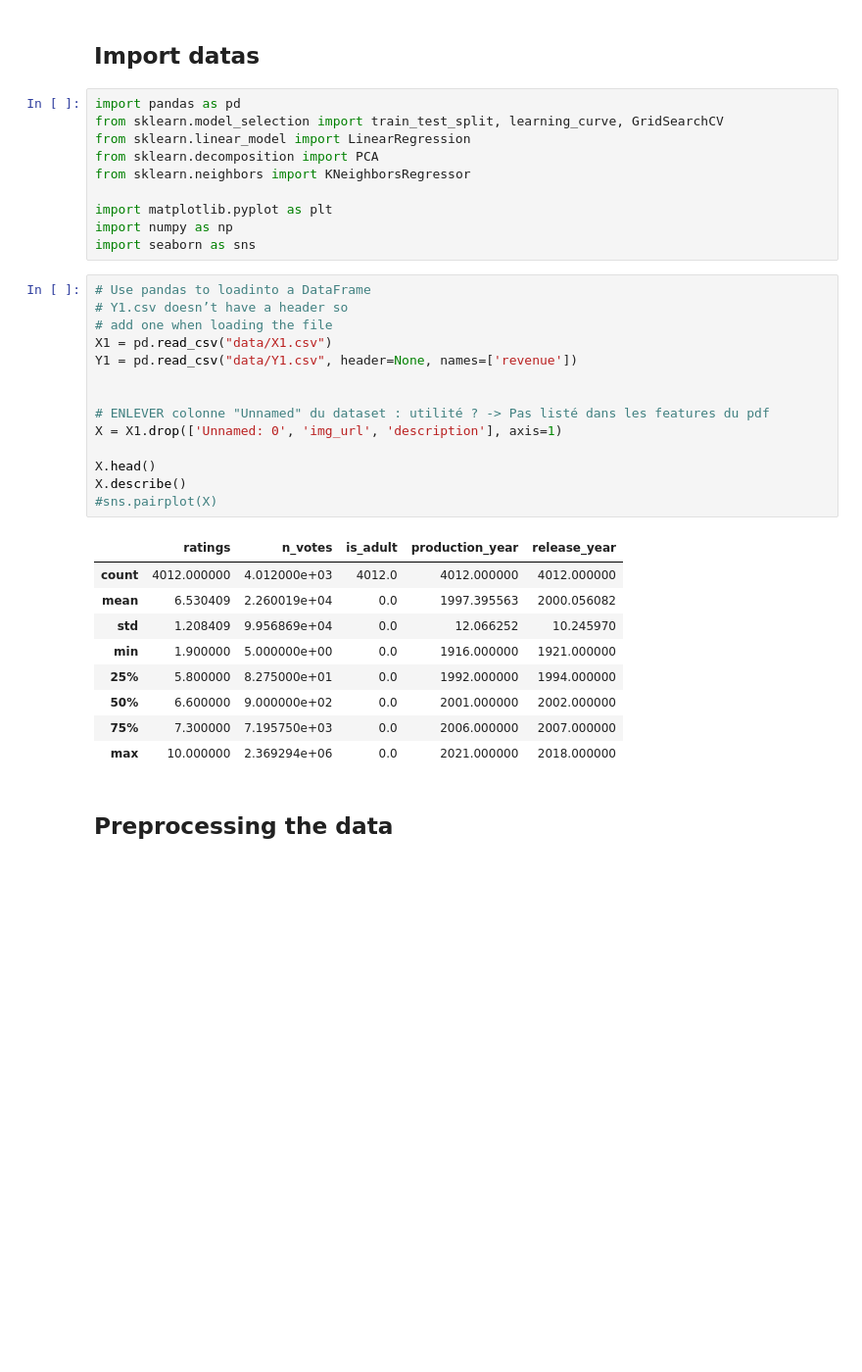
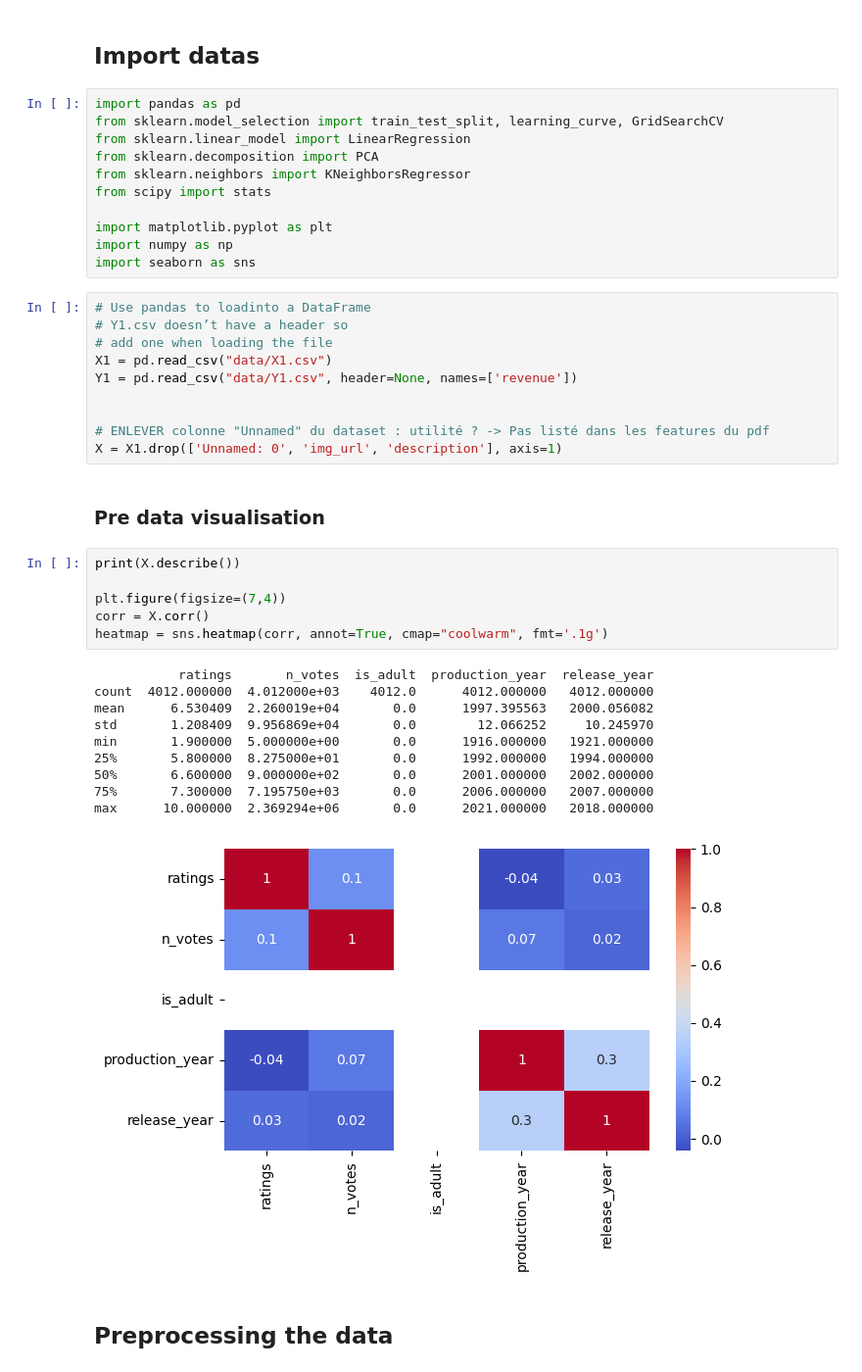
Before and after one commit to robinp12/Machine-Learning-Project-Predicting-a-film-s-gross-revenue, a Jupyter notebook: P1.ipynb, the cells around one changed output. Shown: that part at 98% size. Saved outputs shown, nothing was run; the diff lists cells and outputs as text; blank space fills up the shorter version.

```diff
--- a/P1.ipynb
+++ b/P1.ipynb
@@ -6,6 +6,7 @@ from sklearn.model_selection import train_test_split, learning_curve, GridSearch
 from sklearn.linear_model import LinearRegression
 from sklearn.decomposition import PCA
 from sklearn.neighbors import KNeighborsRegressor
+from scipy import stats
 
 import matplotlib.pyplot as plt
 import numpy as np
@@ -20,20 +21,25 @@ Y1 = pd.read_csv("data/Y1.csv", header=None, names=['revenue'])
 
 # ENLEVER colonne "Unnamed" du dataset : utilité ? -> Pas listé dans les features du pdf
 X = X1.drop(['Unnamed: 0', 'img_url', 'description'], axis=1)
-
-X.head()
-X.describe()
-#sns.pairplot(X)
-# %% [output]
-|  | ratings | n_votes | is_adult | production_year | release_year |
-| count | 4012.000000 | 4.012000e+03 | 4012.0 | 4012.000000 | 4012.000000 |
-| mean | 6.530409 | 2.260019e+04 | 0.0 | 1997.395563 | 2000.056082 |
-| std | 1.208409 | 9.956869e+04 | 0.0 | 12.066252 | 10.245970 |
-| min | 1.900000 | 5.000000e+00 | 0.0 | 1916.000000 | 1921.000000 |
-| 25% | 5.800000 | 8.275000e+01 | 0.0 | 1992.000000 | 1994.000000 |
-| 50% | 6.600000 | 9.000000e+02 | 0.0 | 2001.000000 | 2002.000000 |
-| 75% | 7.300000 | 7.195750e+03 | 0.0 | 2006.000000 | 2007.000000 |
-| max | 10.000000 | 2.369294e+06 | 0.0 | 2021.000000 | 2018.000000 |
+# %% [markdown]
+### Pre data visualisation
+# %%
+print(X.describe())
+
+plt.figure(figsize=(7,4))
+corr = X.corr()
+heatmap = sns.heatmap(corr, annot=True, cmap="coolwarm", fmt='.1g')
+# %% [output]
+           ratings       n_votes  is_adult  production_year  release_year
+count  4012.000000  4.012000e+03    4012.0      4012.000000   4012.000000
+mean      6.530409  2.260019e+04       0.0      1997.395563   2000.056082
+std       1.208409  9.956869e+04       0.0        12.066252     10.245970
+min       1.900000  5.000000e+00       0.0      1916.000000   1921.000000
+25%       5.800000  8.275000e+01       0.0      1992.000000   1994.000000
+50%       6.600000  9.000000e+02       0.0      2001.000000   2002.000000
+75%       7.300000  7.195750e+03       0.0      2006.000000   2007.000000
+max      10.000000  2.369294e+06       0.0      2021.000000   2018.000000
+[figure, added]
 # %% [markdown]
 ## Preprocessing the data
 # %%
```
Also changed, not shown: parts of 12 cells of this notebook.
